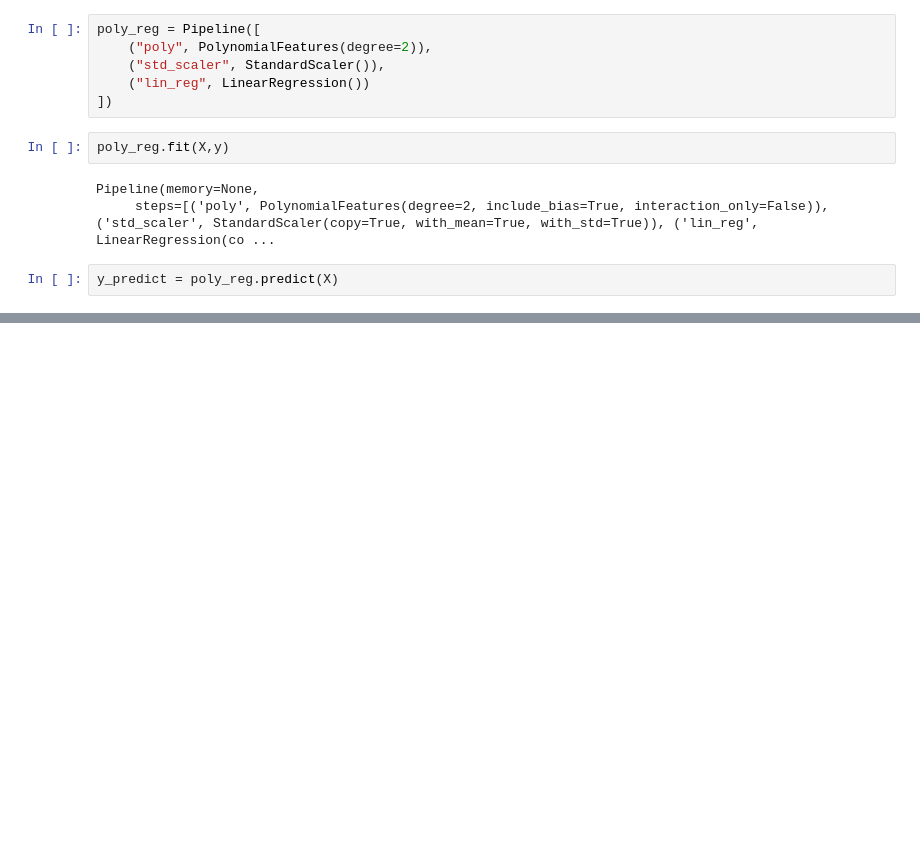
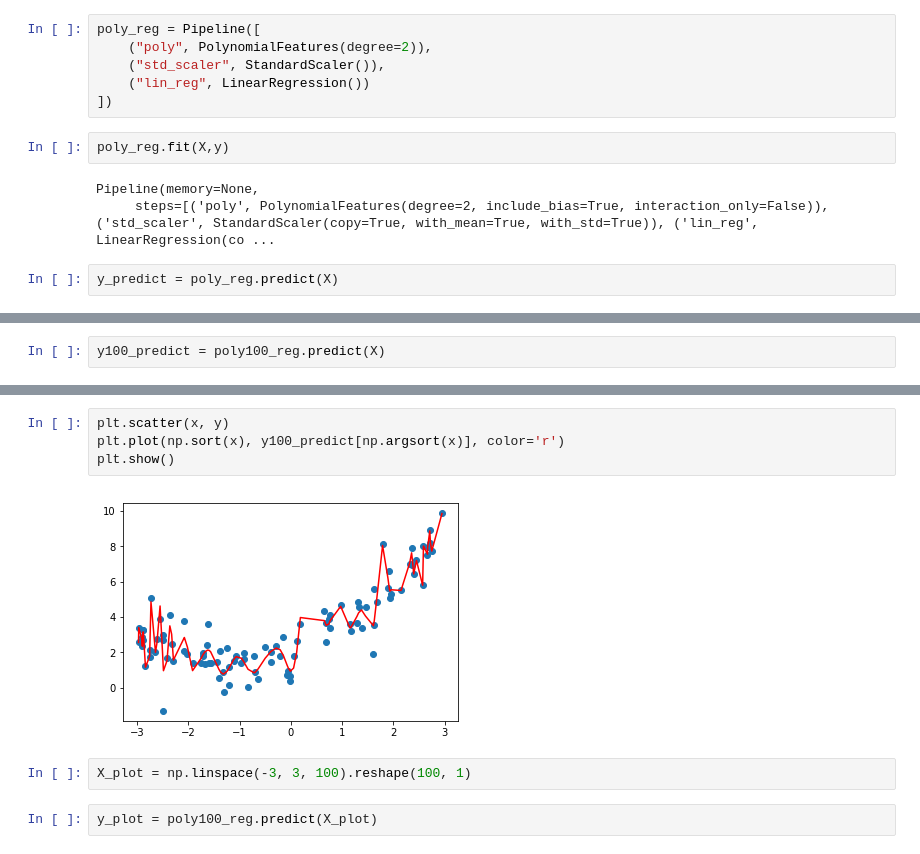
Before and after one commit to miraclestatus/mllearning, a Jupyter notebook: ml/机器学习19.ipynb, the cells around one changed output, grey strips where cells are left out. Saved outputs shown, nothing was run; the diff lists cells and outputs as text; blank space fills up the shorter version.

```diff
--- a/ml/机器学习19.ipynb
+++ b/ml/机器学习19.ipynb
@@ -151,0 +205,2 @@ plt.show()
+# %%
+y100_predict = poly100_reg.predict(X)
@@ -151,0 +211,10 @@ plt.show()
+# %%
+plt.scatter(x, y)
+plt.plot(np.sort(x), y100_predict[np.argsort(x)], color='r')
+plt.show()
+# %% [output]
+[figure, added]
+# %%
+X_plot = np.linspace(-3, 3, 100).reshape(100, 1)
+# %%
+y_plot = poly100_reg.predict(X_plot)
```
Also changed, not shown: parts of 54 cells of this notebook.
